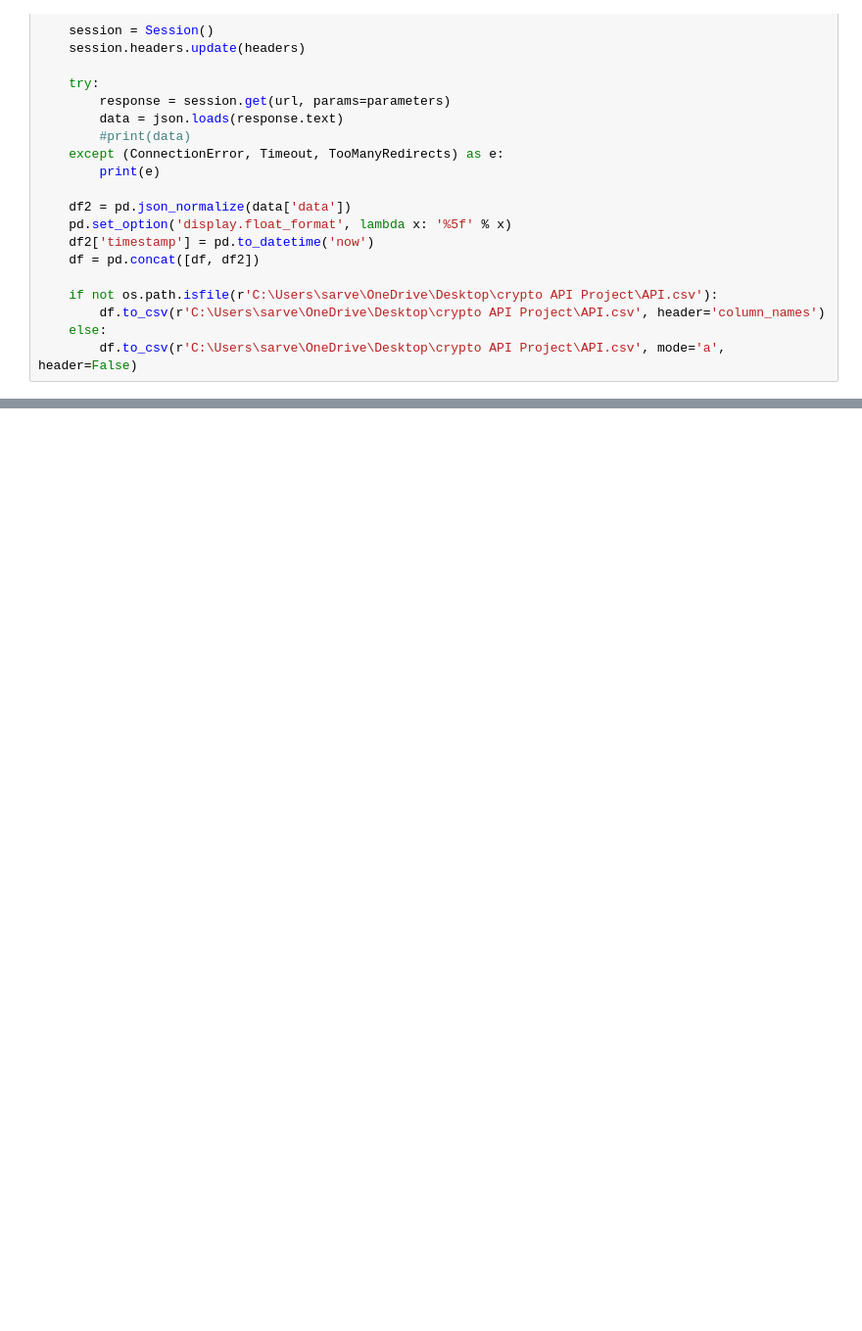
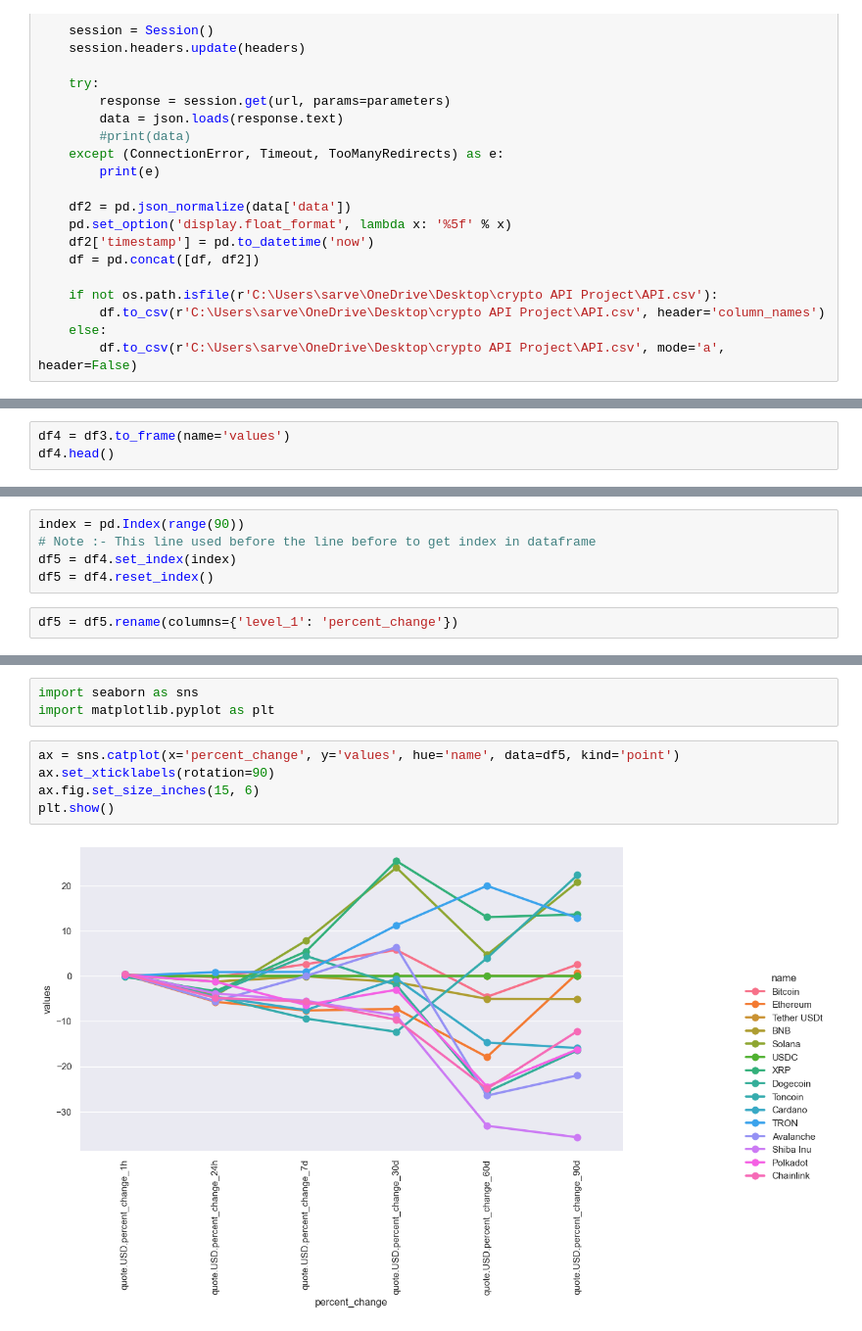
Before and after one commit to sarvesh-kr08/crypto-API-Project, a Jupyter notebook: crypto-API-Project.ipynb, the cells around one changed output, grey strips where cells are left out. Shown at 98% size. Drawn from its saved outputs; the diff is of its cells as text; blank space fills up the shorter version.

```diff
--- a/crypto-API-Project.ipynb
+++ b/crypto-API-Project.ipynb
@@ -117,0 +143,3 @@ Error:
+# %%
+df4 = df3.to_frame(name='values')
+df4.head()
@@ -117,0 +166,7 @@ Error:
+# %%
+index = pd.Index(range(90))
+# Note :- This line used before the line before to get index in dataframe
+df5 = df4.set_index(index)
+df5 = df4.reset_index()
+# %%
+df5 = df5.rename(columns={'level_1': 'percent_change'})
@@ -117,0 +189,10 @@ Error:
+# %%
+import seaborn as sns
+import matplotlib.pyplot as plt
+# %%
+ax = sns.catplot(x='percent_change', y='values', hue='name', data=df5, kind='point')
+ax.set_xticklabels(rotation=90)
+ax.fig.set_size_inches(15, 6)
+plt.show()
+# %% [output]
+[figure, added]
```
Also changed, not shown: parts of 10 cells of this notebook.
